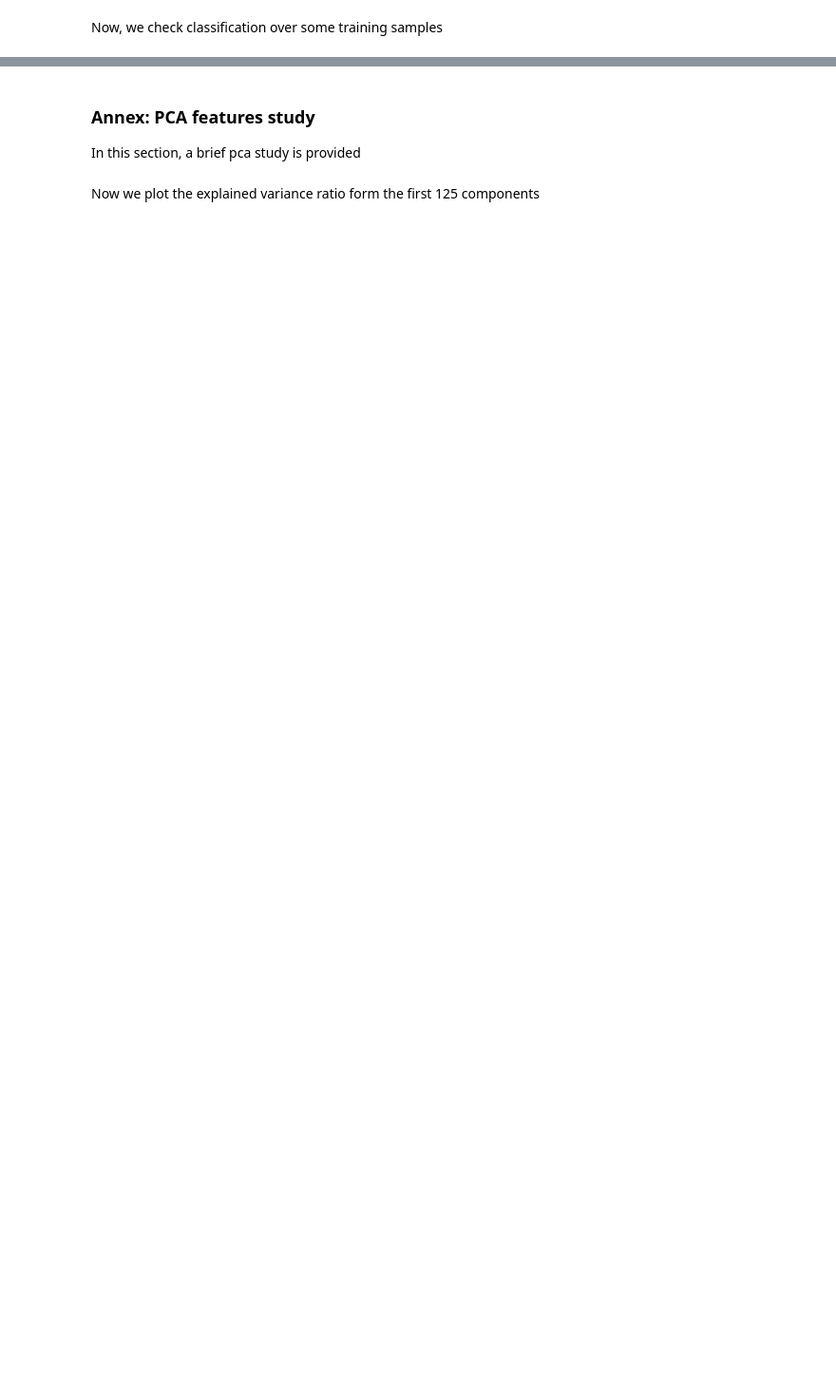
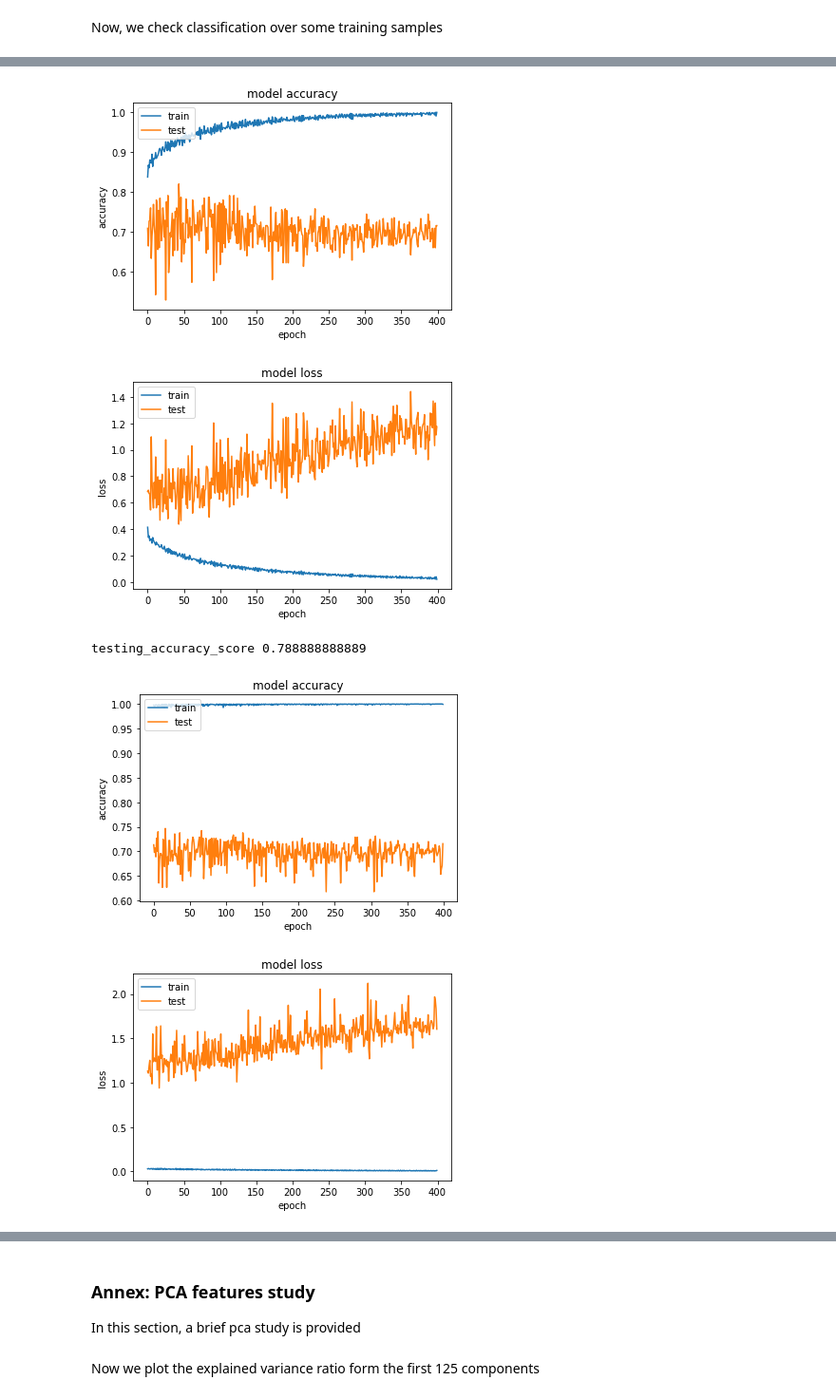
Before and after one commit to juanneilson/machine-learning, a Jupyter notebook: projects/capstone/Cachipun.ipynb, the cells around one changed output, grey strips where cells are left out. Shown at 95% size. Drawn from its saved outputs; the diff is of its cells as text; code cells hidden in the pictures; blank space fills up the shorter version.

```diff
--- a/projects/capstone/Cachipun.ipynb
+++ b/projects/capstone/Cachipun.ipynb
@@ -418,0 +445,16 @@ Image: datasets/test\rock\WIN_20170920_16_56_17_Pro.jpg , prediction: paper
+# %%
+num_train = 5
+save_model_name =  'saved_models/weights.best.model_db2_stats.hdf5'
+acc_score_list=[acc_score]
+for k in range(0,num_train-1):
+    a_model = create_model()
+    train_model(a_model, save_model_name, True)
+    acc = make_test(a_model, save_model_name)
+    acc_score_list.append(acc)
+print ("Mean acc score is %d[%%] " % (100*sum(acc_score_list)/len(acc_score_list)  ) )
+# %% [output]
+[figure, added]
+[figure, added]
+testing_accuracy_score 0.788888888889
+[figure, added]
+[figure, added]
```
Also changed, not shown: parts of 16 cells of this notebook, 13 other files.
